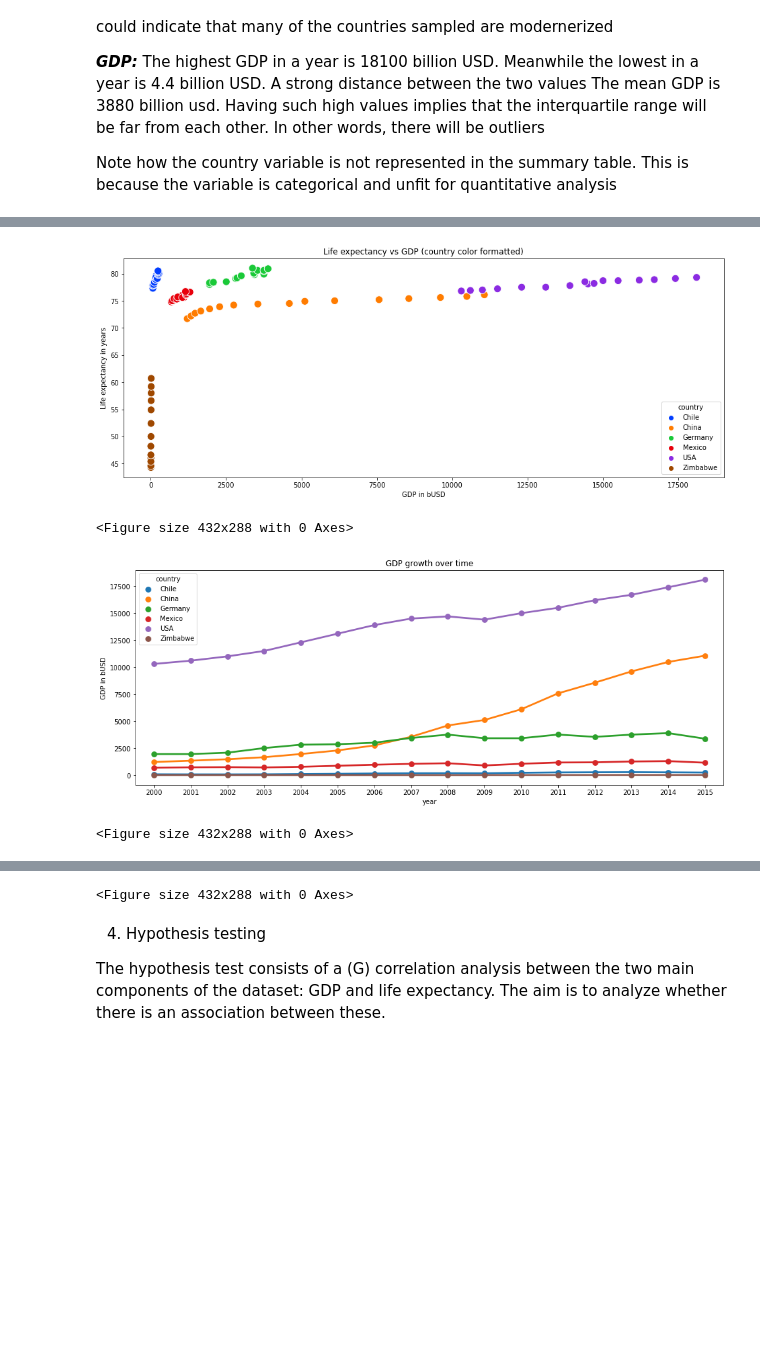
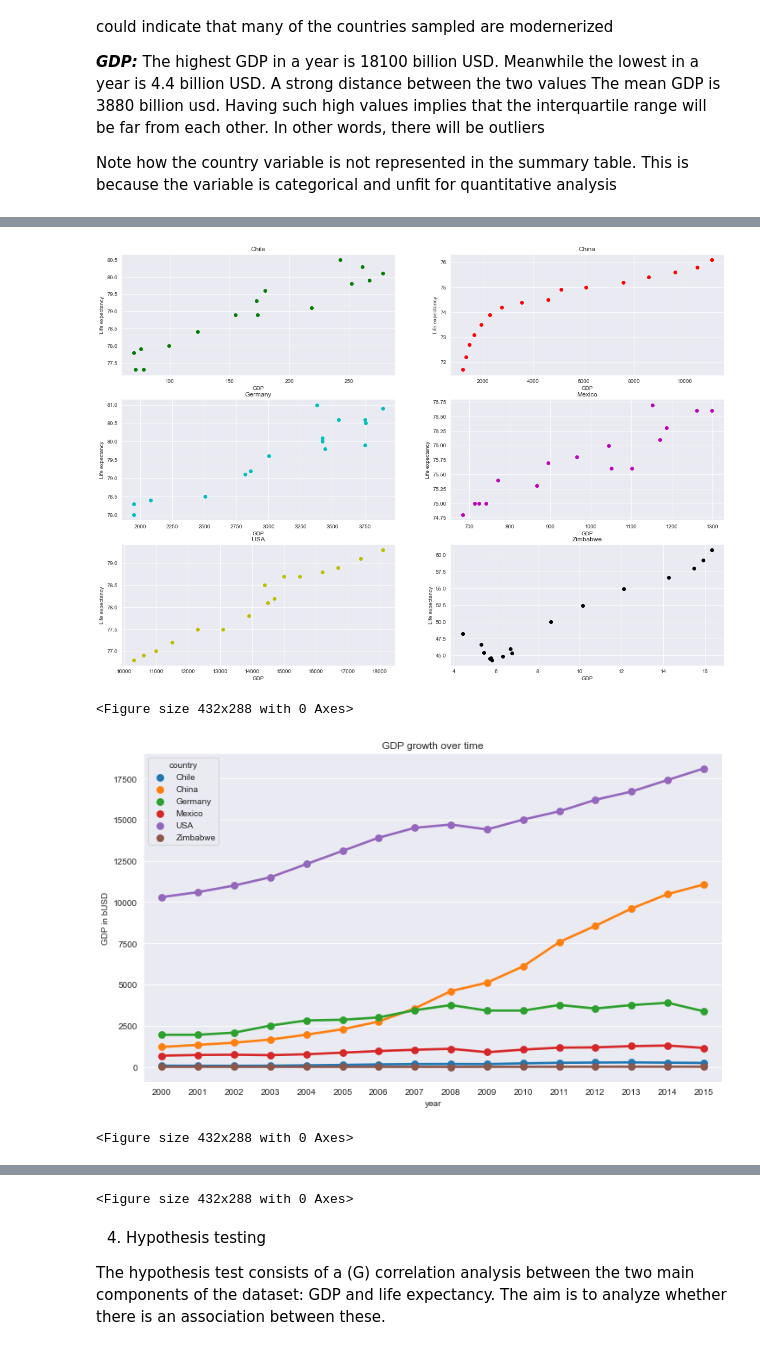
Before and after one commit to albertbanke/LifeExpectancyandGDP, a Jupyter notebook: life_expectancy_gdp.ipynb, the cells around one changed output, grey strips where cells are left out. Drawn from its saved outputs; the diff is of its cells as text; code cells hidden in the pictures; blank space fills up the shorter version.

```diff
--- a/life_expectancy_gdp.ipynb
+++ b/life_expectancy_gdp.ipynb
@@ -175,7 +175,7 @@ Note how the country variable is not represented in the summary table. This is b
 # Plotting a histogram of the Life expectancy in years
 
 plt.figure(figsize = [16, 6])
-
+sns.set_style('darkgrid')
 
 plt.subplot(1, 2, 1)
 ax = sns.histplot(data = df, x='life_expectancy_yrs')
@@ -227,44 +227,50 @@ plt.clf()
 # (F) Multivariate data analysis
 
 # Plotting a scatterplot to show the association between GDP and life expectancy and the respective countries
-plt.figure(figsize = [16, 6])
-ax4 = sns.scatterplot(data = df, x = 'gdp_usdb', y = 'life_expectancy_yrs', hue = 'country', palette= 'bright', s = 125)
+def scatter(frame):
+    plt.figure(figsize = [20,14])
+    plt.tight_layout()
+    colors = "ygrcmykw"
+    for count, countries in enumerate(frame.country.unique(), start=1):
+        plt.subplot(3, 2, count)
+        plt.scatter(x = frame[frame.country == countries]['gdp_usdb'], y = frame[frame.country == countries]['life_expectancy_yrs'], c =colors[count])
+        plt.title(countries)
+        plt.xlabel('GDP')
+        plt.ylabel('Life expectancy')
 
-plt.title('Life expectancy vs GDP (country color formatted)')
-plt.xlabel('GDP in bUSD')
-plt.ylabel('Life expectancy in years')
 
+scatter(df)
 plt.show()
 plt.clf()
 
 # Plotting pointplots to show the changes in the variables over time
-plt.figure(figsize = [16, 6])
+plt.figure(figsize = [12, 7])
 ax5 = sns.pointplot(data = df, x = 'year', y = 'gdp_usdb', hue = 'country')
 
 plt.title('GDP growth over time')
 plt.ylabel('GDP in bUSD')
 
 
 plt.show()
 plt.clf()
 
-plt.figure(figsize = [16, 6])
+plt.figure(figsize = [12, 7])
 ax6 = sns.pointplot(data = df, x = 'year', y = 'life_expectancy_yrs', hue = 'country')
 
 plt.title('Life expectancy in years over time')
 plt.ylabel('Life expectancy in years')
 
 
 plt.show()
 plt.clf()
 
 
 # Interpretation: The first graph shows how the association between GDP and life expectancy is relatively linear.
 # The second graph, the pointplot show how GDP has increased over time, but its harder to distinct for Zimbabwe and Chile.
 # Meanwhile, China has tripled its GDP in the same period. USA has increased its GDP in the same period as well.
 # Finally, the third graph show how Zimbabwe has increased its life expectancy with almost 20 years during the same period
 # %% [output]
-[figure, old version]
+[figure, new version]
 <Figure size 432x288 with 0 Axes>
-[figure, old version]
+[figure, new version]
 <Figure size 432x288 with 0 Axes>
```
Also changed, not shown: parts of 4 cells of this notebook.
